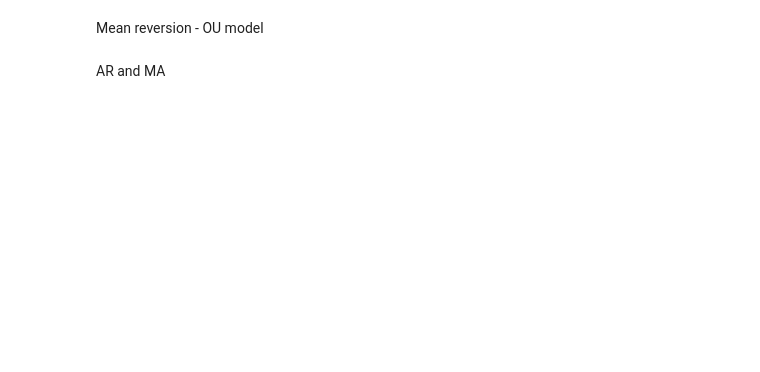
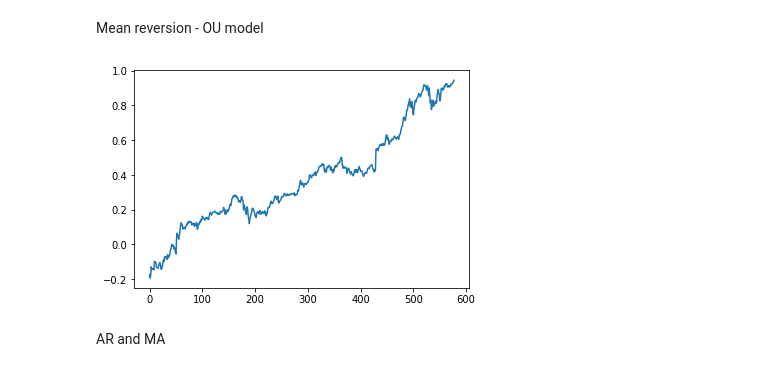
Before and after one commit to YangZhou7/Multi-Armed-Bandit-, a Jupyter notebook: WeightedEstimation.ipynb, the cells around one changed output. Saved outputs shown, nothing was run; the diff lists cells and outputs as text; code cells hidden in the pictures; blank space fills up the shorter version.

```diff
--- a/WeightedEstimation.ipynb
+++ b/WeightedEstimation.ipynb
@@ -56,15 +60,20 @@ Mean reversion - OU model
 # %%
 S_ou = np.zeros(T-N_day)
 for t in range(N_day,T):
     train = np.array(LogSt[t-N_day:t])
     #fit linear regression
     y = train[1:] - train[:-1]
     x = train[:-1]
     param = np.polyfit(x,y,1)
     beta = -param[0]
     mu = param[1]/beta
     dx = beta*(mu - train[-1])
     S_ou[t-N_day] = LogSt[t] + dx
+
+plt.plot(S_ou)
+plt.show()
+# %% [output]
+[figure, added]
 # %% [markdown]
 AR and MA
 # %%
```
Also changed, not shown: parts of 17 cells of this notebook.
